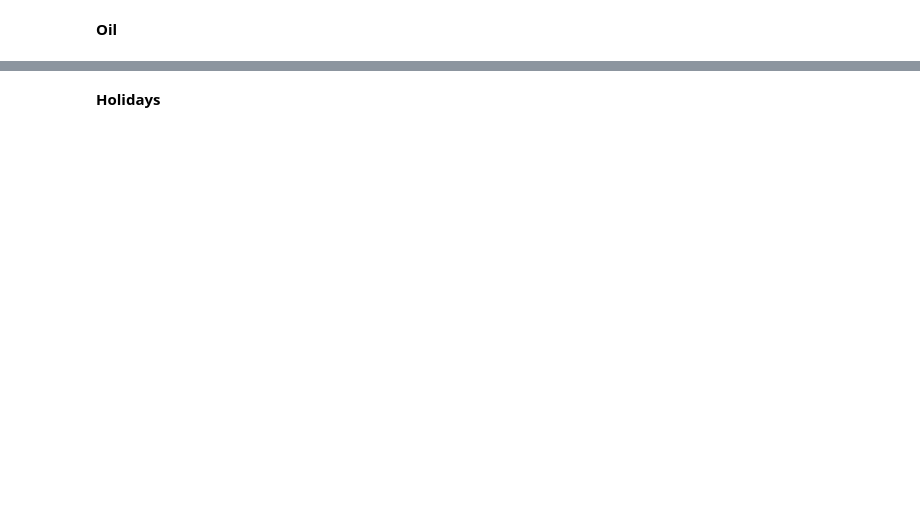
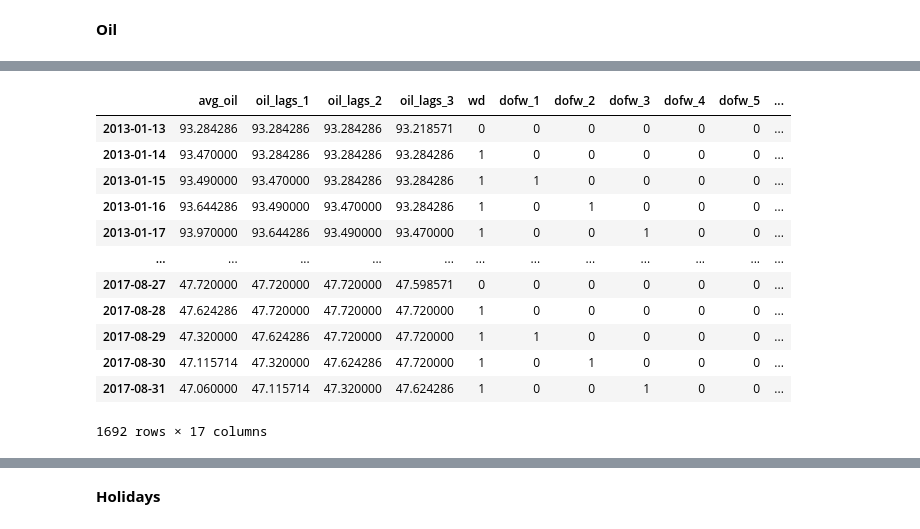
Before and after one commit to Cutberto/RetoStoreSales, a Jupyter notebook: reto-submission.ipynb, the cells around one changed output, grey strips where cells are left out. Saved outputs shown, nothing was run; the diff lists cells and outputs as text; code cells hidden in the pictures; blank space fills up the shorter version.

```diff
--- a/reto-submission.ipynb
+++ b/reto-submission.ipynb
@@ -33,9 +20,0 @@ for dirname, _, filenames in os.walk('/kaggle/input'):
-# %%
-#Import librarys
-import matplotlib.pyplot as plt
-import seaborn as sns
-import plotly.express as px
-
-#pandas dataframe config
-pd.set_option('display.max_columns', None)
-pd.options.display.float_format = '{:.4f}'.format
@@ -113,0 +133,16 @@ Se observa que a pesar de que el valor del petroleo se queda igual, la cantidad
+# %%
+calendar
+# %% [output]
+|  | avg_oil | oil_lags_1 | oil_lags_2 | oil_lags_3 | wd | dofw_1 | dofw_2 | dofw_3 | dofw_4 | dofw_5 | ... |
+| 2013-01-13 | 93.284286 | 93.284286 | 93.284286 | 93.218571 | 0 | 0 | 0 | 0 | 0 | 0 | ... |
+| 2013-01-14 | 93.470000 | 93.284286 | 93.284286 | 93.284286 | 1 | 0 | 0 | 0 | 0 | 0 | ... |
+| 2013-01-15 | 93.490000 | 93.470000 | 93.284286 | 93.284286 | 1 | 1 | 0 | 0 | 0 | 0 | ... |
+| 2013-01-16 | 93.644286 | 93.490000 | 93.470000 | 93.284286 | 1 | 0 | 1 | 0 | 0 | 0 | ... |
+| 2013-01-17 | 93.970000 | 93.644286 | 93.490000 | 93.470000 | 1 | 0 | 0 | 1 | 0 | 0 | ... |
+| ... | ... | ... | ... | ... | ... | ... | ... | ... | ... | ... | ... |
+| 2017-08-27 | 47.720000 | 47.720000 | 47.720000 | 47.598571 | 0 | 0 | 0 | 0 | 0 | 0 | ... |
+| 2017-08-28 | 47.624286 | 47.720000 | 47.720000 | 47.720000 | 1 | 0 | 0 | 0 | 0 | 0 | ... |
+| 2017-08-29 | 47.320000 | 47.624286 | 47.720000 | 47.720000 | 1 | 1 | 0 | 0 | 0 | 0 | ... |
+| 2017-08-30 | 47.115714 | 47.320000 | 47.624286 | 47.720000 | 1 | 0 | 1 | 0 | 0 | 0 | ... |
+| 2017-08-31 | 47.060000 | 47.115714 | 47.320000 | 47.624286 | 1 | 0 | 0 | 1 | 0 | 0 | ... |
+1692 rows × 17 columns
```
Also changed, not shown: parts of 107 cells of this notebook, 13 other files.
